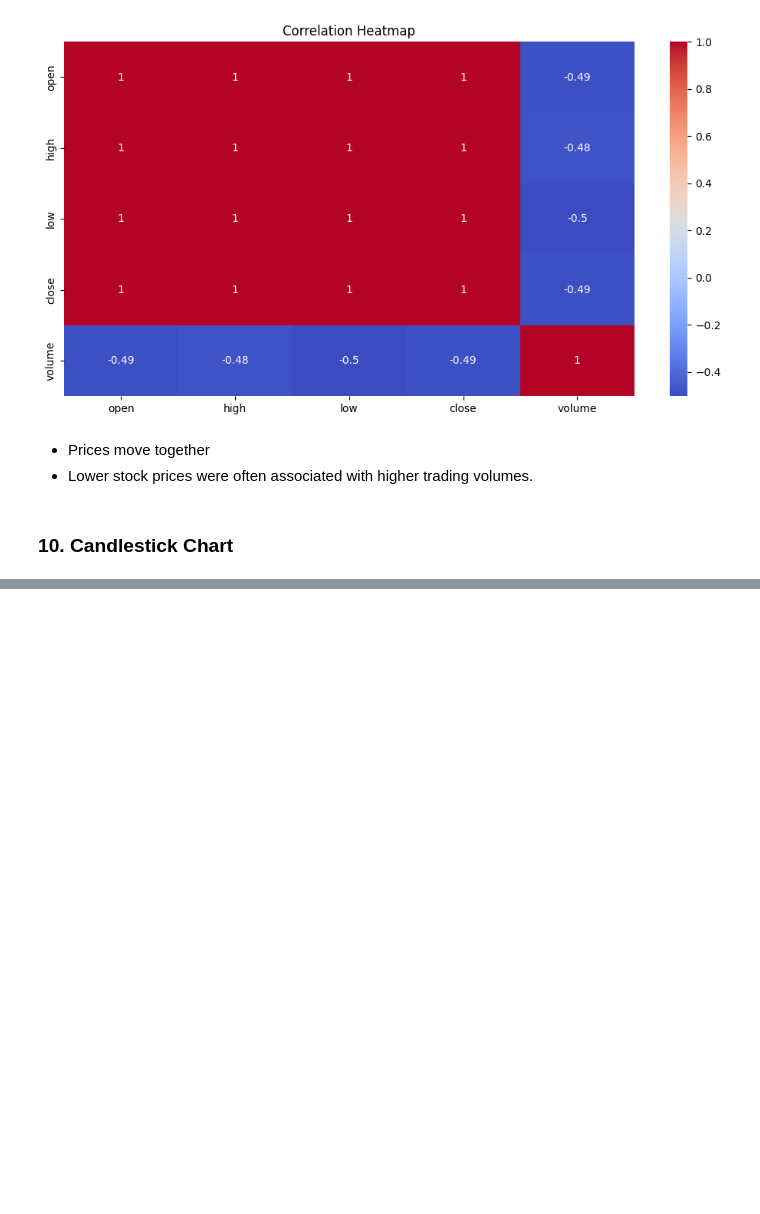
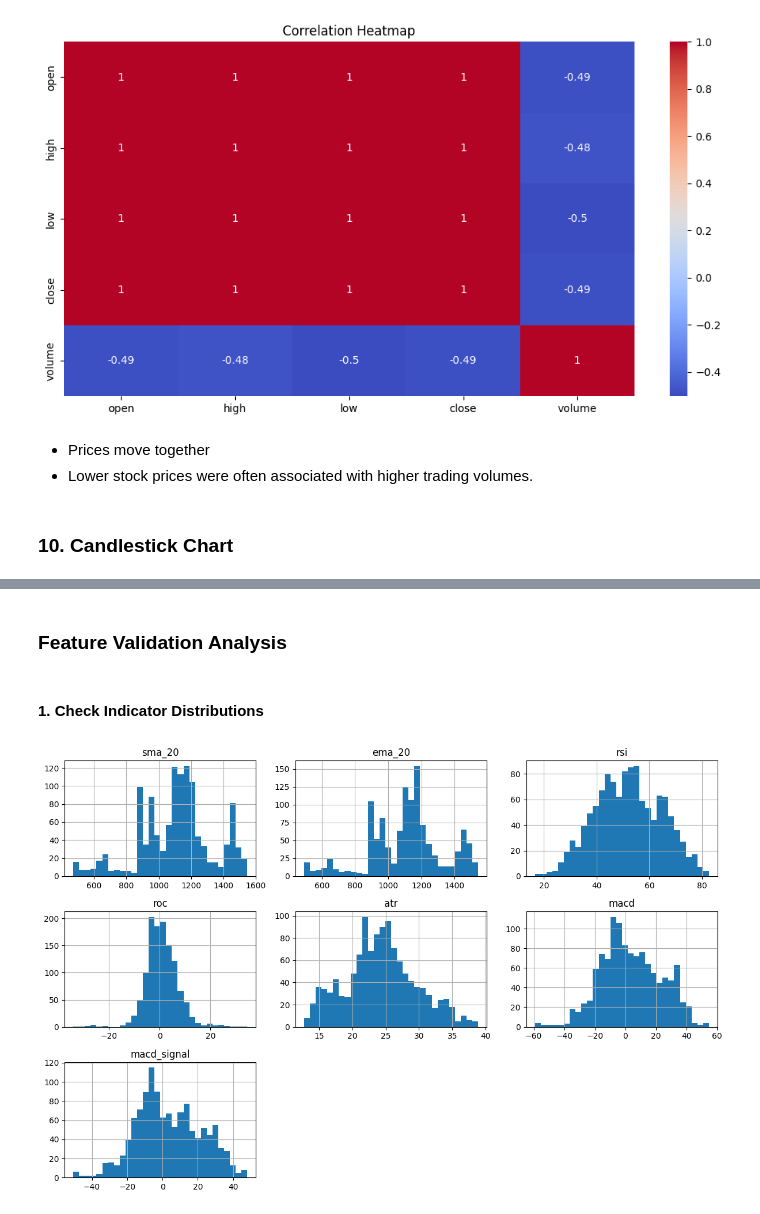
Before and after one commit to bhuvansai93/ds_project_stock_price_prediction, a Jupyter notebook: code_reliance.ipynb, the cells around one changed output, grey strips where cells are left out. Saved outputs shown, nothing was run; the diff lists cells and outputs as text; code cells hidden in the pictures; blank space fills up the shorter version.

```diff
--- a/code_reliance.ipynb
+++ b/code_reliance.ipynb
@@ -411,0 +478,7 @@ fig.show()
+# %%
+reliance_df['atr'] = ta.volatility.average_true_range(
+    reliance_df['high'],
+    reliance_df['low'],
+    reliance_df['close'],
+    window=14
+    )
@@ -411,0 +494,8 @@ fig.show()
+# %%
+reliance_df['macd'] = ta.trend.macd(
+    reliance_df['close']
+)
+
+reliance_df['macd_signal'] = ta.trend.macd_signal(
+    reliance_df['close']
+)
@@ -411,0 +508,5 @@ fig.show()
+# %%
+reliance_df['obv']=ta.volume.on_balance_volume(
+    reliance_df['close'],
+    reliance_df['volume']
+    )
@@ -411,0 +546,2 @@ fig.show()
+# %%
+reliance_df.dropna(inplace=True)
@@ -411,0 +606,16 @@ fig.show()
+# %% [markdown]
+### Feature Validation Analysis
+# %% [markdown]
+#### 1. Check Indicator Distributions
+# %%
+feature_cols = ['sma_20','ema_20','rsi','roc',
+                'atr','macd','macd_signal']
+
+reliance_df[feature_cols].hist(
+    figsize=(12,8),
+    bins=30
+)
+plt.tight_layout()
+plt.show()
+# %% [output]
+[figure, added]
```
Also changed, not shown: parts of 38 cells of this notebook.
